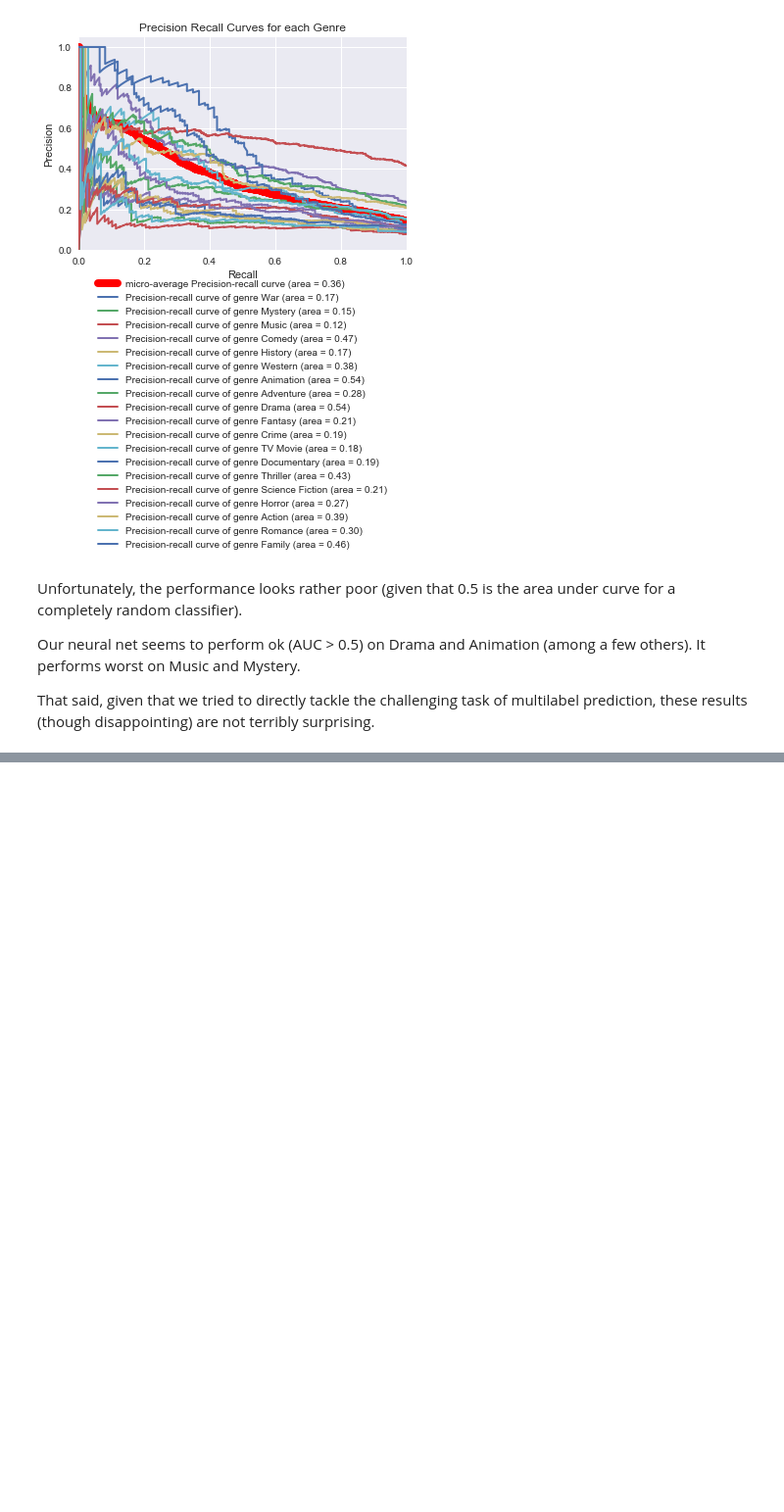
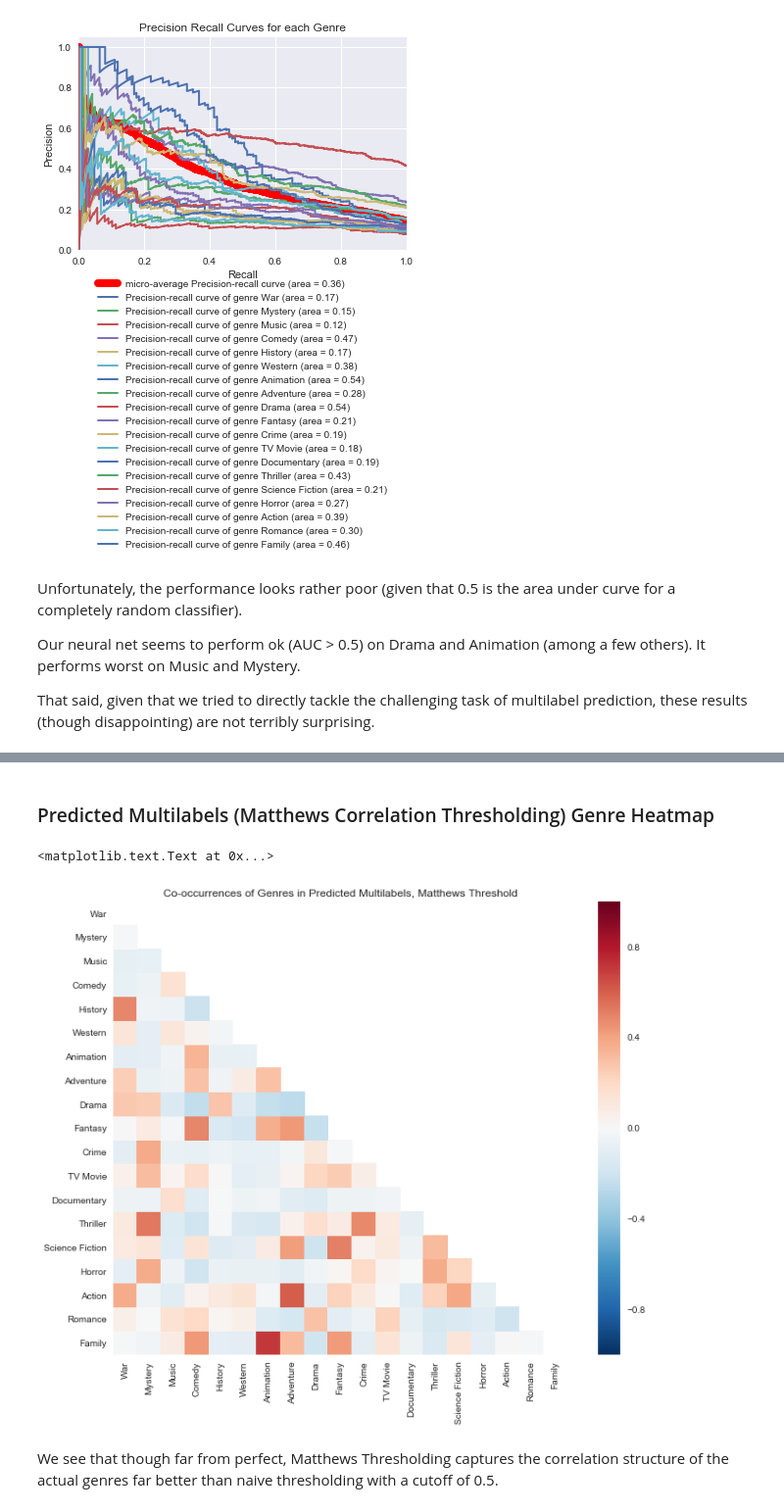
Before and after one commit to xueharry/cs109b-final-project, a Jupyter notebook: milestone4/Heatmaps.ipynb, the cells around one changed output, grey strips where cells are left out. Shown at 98% size. Cells and saved outputs as stored; diff of their text form; code cells hidden in the pictures; blank space fills up the shorter version.

```diff
--- a/milestone4/Heatmaps.ipynb
+++ b/milestone4/Heatmaps.ipynb
@@ -15,8 +16,12 @@ from sklearn.metrics import average_precision_score
 For our additional exploratory ideas, we decided to really dive into the visualization of the prediction results on the validation set from our deep neural net to try to understand what is going on.
 # %%
 # Load actual and predicted multilabels on the validation dataset
+# Naive thresholding (>0.5 predicted as 1 for the genre)
 y_pred = np.load('data/y_pred.npy')
+# Raw probability estimates on validation set
 val_probs = np.load('data/val_probs.npy')
+# Thresholding using Matthew's correlation coefficient
+y_matthews = np.load('data/val_pred_thresholded.npy')
 y_actual = np.load('data/y_test.npy')
 # Genre names
 genre_names_index = pickle.load(open('data/cols.pkl', 'rb'))
@@ -73,0 +114,19 @@ Now that we have predictions on our validation dataset for genre multilabels (bo
+# %% [markdown]
+### Predicted Multilabels (Matthews Correlation Thresholding) Genre Heatmap
+# %%
+matthews_df = pd.DataFrame(np.corrcoef(y_matthews.T), index=genre_names_index, columns=genre_names_index)
+
+# Set up the matplotlib figure
+f, ax = plt.subplots(figsize=(12, 9))
+mask = np.zeros_like(matthews_df)
+mask[np.triu_indices_from(mask)] = True
+
+# Draw the heatmap using seaborn
+sns.heatmap(matthews_df, square=True, mask=mask)
+
+ax.set_title('Co-occurrences of Genres in Predicted Multilabels, Matthews Threshold')
+# %% [output]
+<matplotlib.text.Text at 0x...>
+[figure, added]
+# %% [markdown]
+We see that though far from perfect, Matthews Thresholding captures the correlation structure of the actual genres far better than naive thresholding with a cutoff of 0.5.
```
Also changed, not shown: parts of 6 cells of this notebook, 1 other file.
